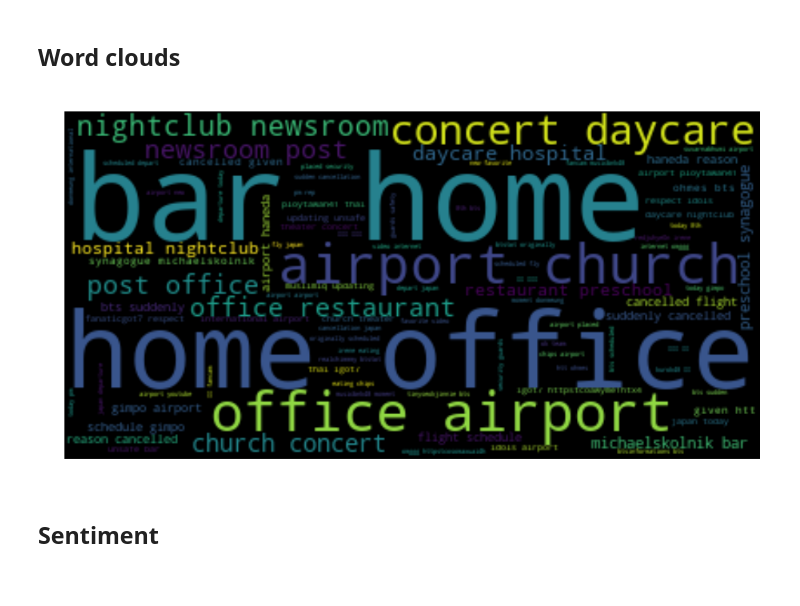
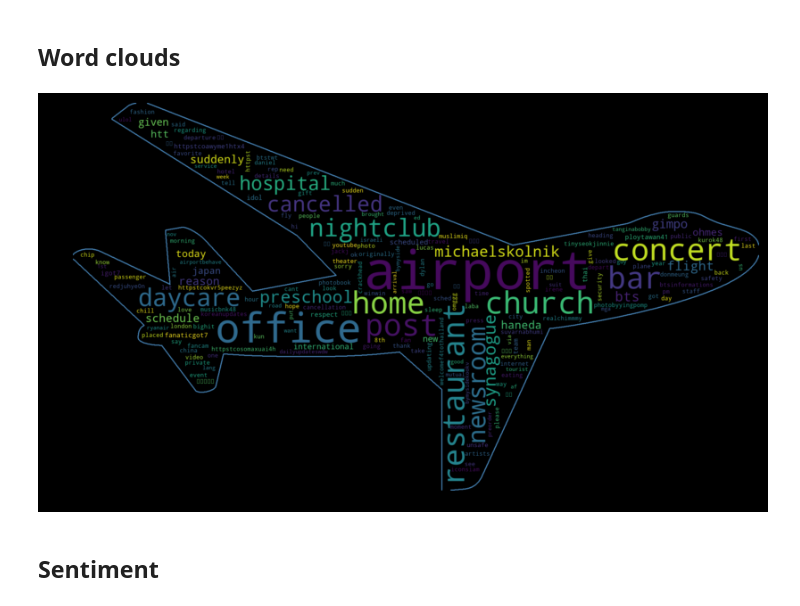
Before and after one commit to OliverFlecke/02805-Social-Graphs-and-Interactions-Project, a Jupyter notebook: Airport Tweets sentiment.ipynb, the cells around one changed output. Saved outputs shown, nothing was run; the diff lists cells and outputs as text; code cells hidden in the pictures.

```diff
--- a/Airport Tweets sentiment.ipynb
+++ b/Airport Tweets sentiment.ipynb
@@ -147,17 +149,29 @@ freqency_total = FreqDist(all_tokens)
 # %% [markdown]
 ## Word clouds
 # %%
-def drawWordCloud(text: str, title: str):
-    wordcloud = WordCloud().generate(text)
+def drawWordCloud(text: str, title: str, mask: str = None):
+    if mask:
+        mask = np.array(Image.open(os.path.join('masks', mask)))
+
+    wordcloud = WordCloud(
+        collocations=False,
+        mask=mask,
+#         background_color='white',
+        contour_width=3,
+        contour_color='steelblue'
+        ).generate(text)
     fig, ax = plt.subplots(figsize=(16, 8))
-    ax.set_title(title)
+#     ax.set_title(title)
     ax.imshow(wordcloud, interpolation='bilinear')
     ax.axis('off')
+    imageio.imwrite(f'output/{title}.png', np.array(wordcloud))
     plt.show()
+# %%
+combined_all_tokens = ' '.join(all_tokens)
 # %%
-drawWordCloud(' '.join(all_tokens), 'All tokens')
+drawWordCloud(combined_all_tokens, 'All tokens', 'Airplane_silhouette.png')
 # %% [output]
-[figure, old version]
+[figure, new version]
 # %% [markdown]
 ## Sentiment
 # %% [markdown]
```
Also changed, not shown: parts of 32 cells of this notebook, 6 other files.
